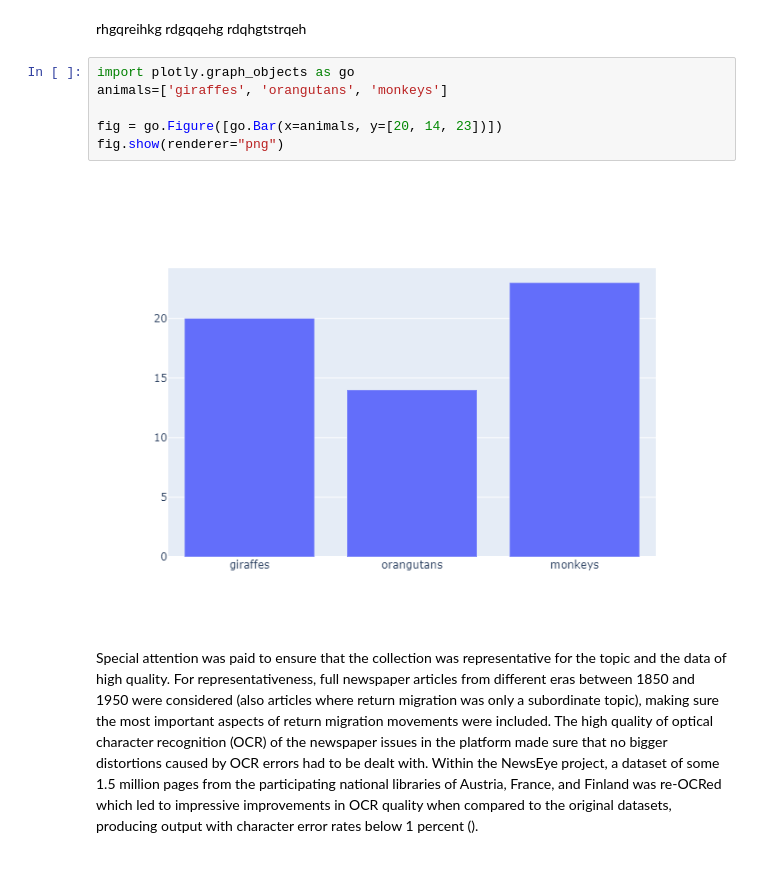
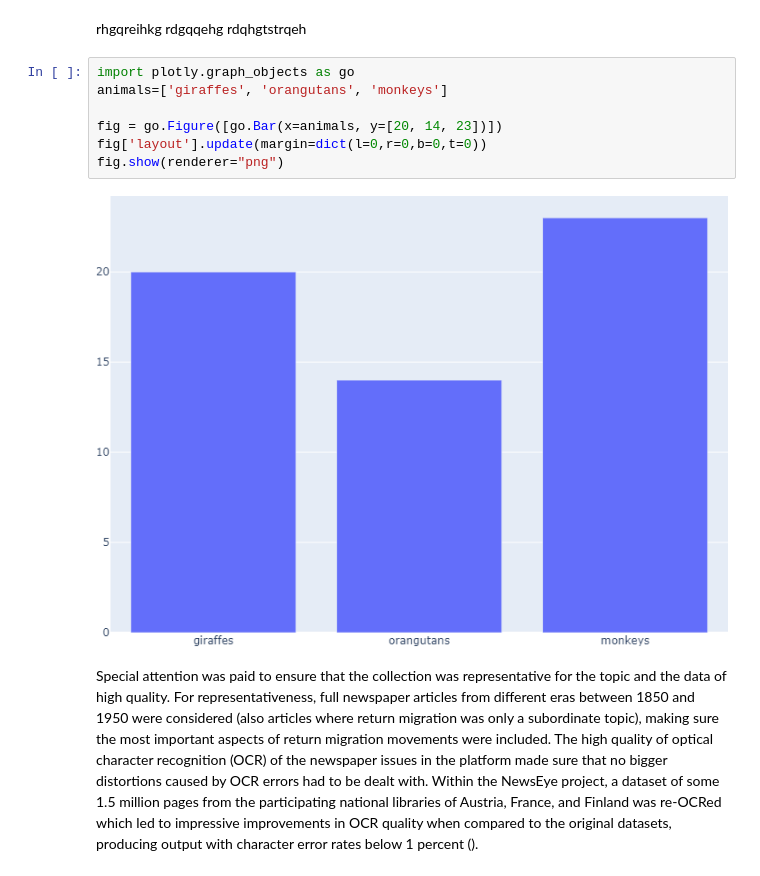
Before and after one commit to atomegoyan/template_jdh, a Jupyter notebook: Untitled.ipynb, the cells around one changed output. Drawn from its saved outputs; the diff is of its cells as text.

```diff
--- a/Untitled.ipynb
+++ b/Untitled.ipynb
@@ -16,11 +16,12 @@ rdqhgtstrqeh
 # %%
 import plotly.graph_objects as go
 animals=['giraffes', 'orangutans', 'monkeys']
 
 fig = go.Figure([go.Bar(x=animals, y=[20, 14, 23])])
+fig['layout'].update(margin=dict(l=0,r=0,b=0,t=0))
 fig.show(renderer="png")
 # %% [output]
-[figure, old version]
+[figure, new version]
 # %% [markdown]
 Special attention was paid to ensure that the collection was representative for the topic and the data of high quality. For representativeness, full newspaper articles from different eras between 1850 and 1950 were considered (also articles where return migration was only a subordinate topic), making sure the most important aspects of return migration movements were included. The high quality of optical character recognition (OCR) of the newspaper issues in the platform made sure that no bigger distortions caused by OCR errors had to be dealt with. Within the NewsEye project, a dataset of some 1.5 million pages from the participating national libraries of Austria, France, and Finland was re-OCRed which led to impressive improvements in OCR quality when compared to the original datasets, producing output with character error rates below 1 percent ().
 # %%
```
Also changed, not shown: parts of 1 cell of this notebook.
